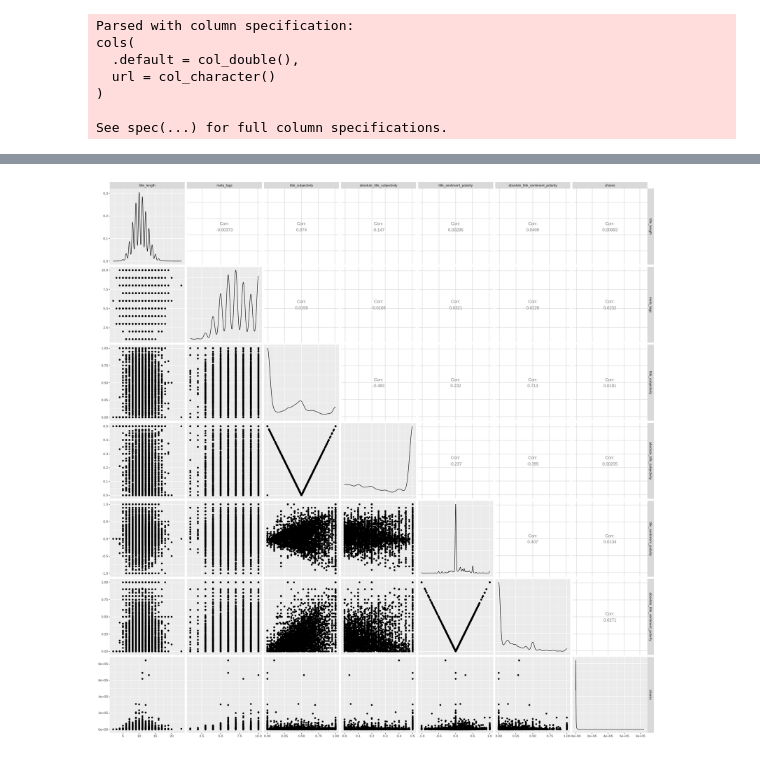
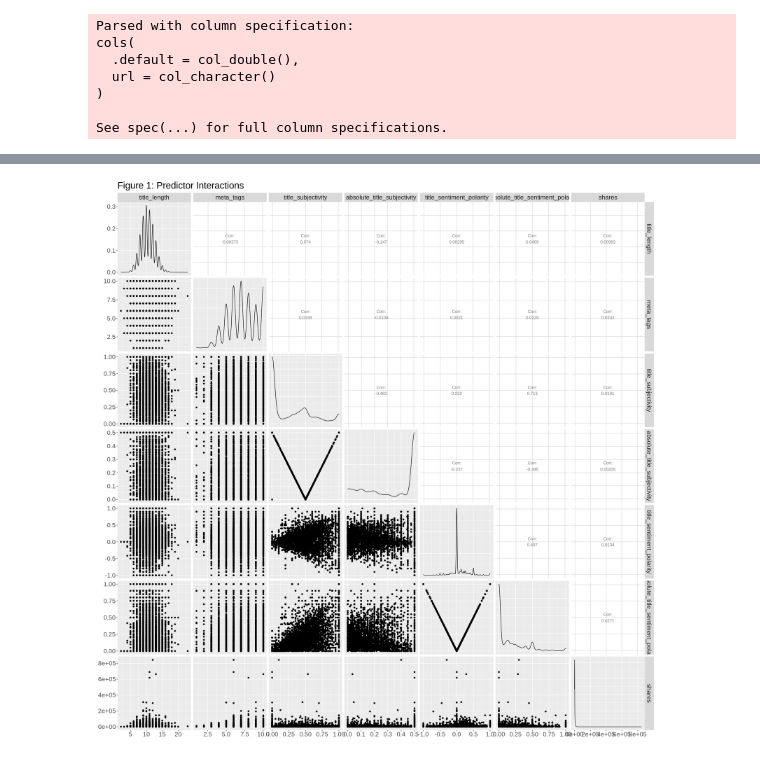
Before and after one commit to dgjfaber/dsci100project, a Jupyter notebook: FinalModel.ipynb, the cells around one changed output, grey strips where cells are left out. Drawn from its saved outputs; the diff is of its cells as text; code cells hidden in the pictures.

Commit message:
updated figures/tables

```diff
--- a/FinalModel.ipynb
+++ b/FinalModel.ipynb
@@ -68,14 +71,17 @@ A tibble: 6 × 7
 # %%
 options(repr.plot.width = 20, repr.plot.height = 20)
 
-pairs <- publishing_train %>%
-    ggpairs()
-pairs
+fig_1 <- publishing_train %>%
+    ggpairs() +
+    ggtitle("Figure 1: Predictor Interactions")+
+    theme(text = element_text(size = 20))
+
+fig_1
 
 #performs a summary of the data set that is relevant for exploratory data analysis related to the planned analysis
 #creates a visualization of the dataset that is relevant for exploratory data analysis related to the planned analysis
 # %% [output]
-[figure, old version]
+[figure, new version]
 # %%
 share_spec <- nearest_neighbor(weight_func = "rectangular", neighbors = tune()) %>%
        set_engine("kknn") %>%
```
Also changed, not shown: parts of 13 cells of this notebook.
